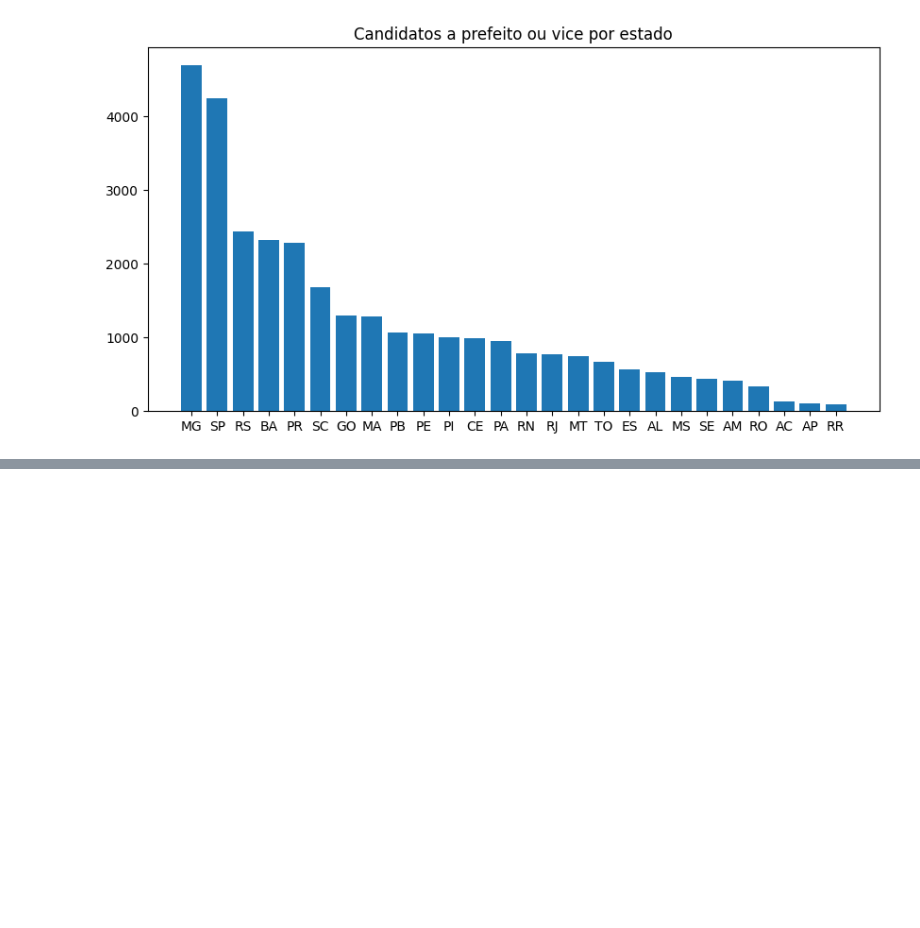
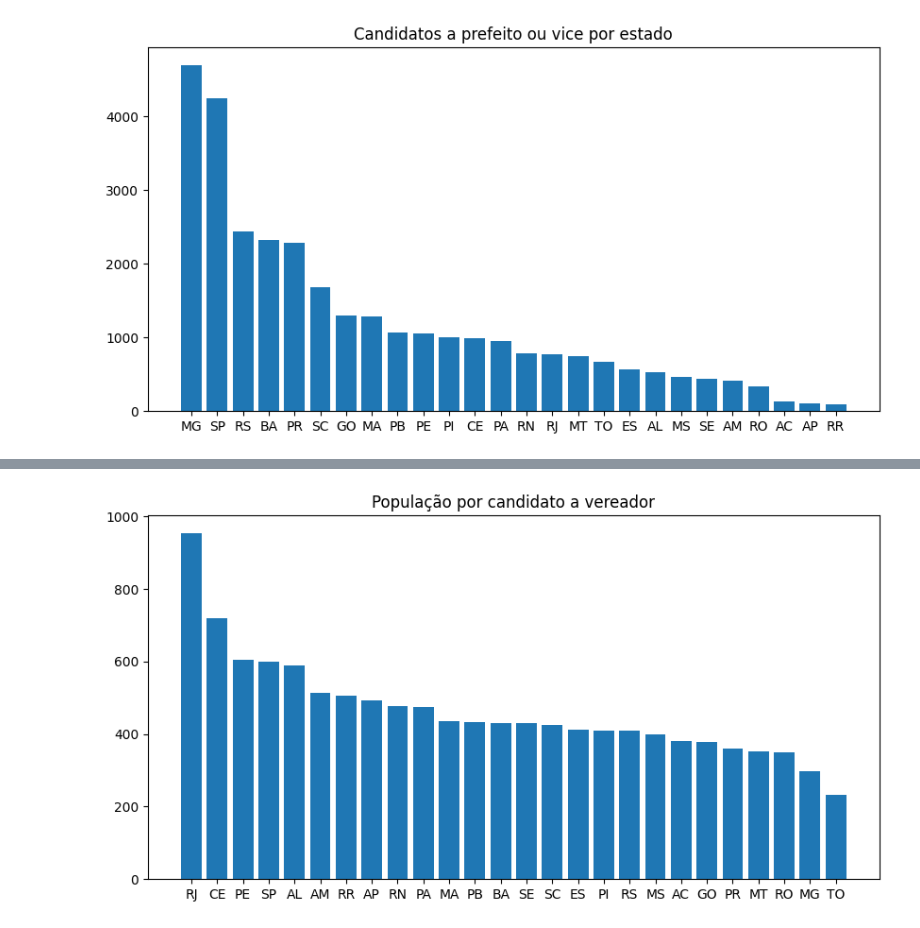
Before and after one commit to nfmmendes/eleicoes-2024-brasil, a Jupyter notebook: Eleições 2024.ipynb, the cells around one changed output, grey strips where cells are left out. Drawn from its saved outputs; the diff is of its cells as text; code cells hidden in the pictures; blank space fills up the shorter version.

Commit message:
Add population by candidates chart

```diff
--- a/Eleições 2024.ipynb
+++ b/Eleições 2024.ipynb
@@ -23,3 +23,6 @@ plt.title("Candidatos a prefeito ou vice por estado")
 plt.show()
 # %% [output]
 [figure]
+# %%
+populcacao_por_estados = pd.read_csv("população_estados.csv", sep=";") # Nomes de arquivos não deveriam ter ã ç
+candidatos_vereador_uf = candidatos_vereador_uf.merge(populcacao_por_estados, on="SG_UF")
@@ -25,0 +47,9 @@ plt.show()
+# %%
+candidatos_vereador_uf["POP_CANDIDATO"] = candidatos_vereador_uf["POPULACAO"]/candidatos_vereador_uf["NM_URNA_CANDIDATO"]
+candidatos_vereador_uf = candidatos_vereador_uf.sort_values(by="POP_CANDIDATO", ascending=False)
+plt.figure(figsize=(10, 5))
+plt.bar(candidatos_vereador_uf["SG_UF"], candidatos_vereador_uf["POP_CANDIDATO"])
+plt.title("População por candidato a vereador")
+plt.show()
+# %% [output]
+[figure, added]
```
Also changed, not shown: parts of 1 cell of this notebook.
